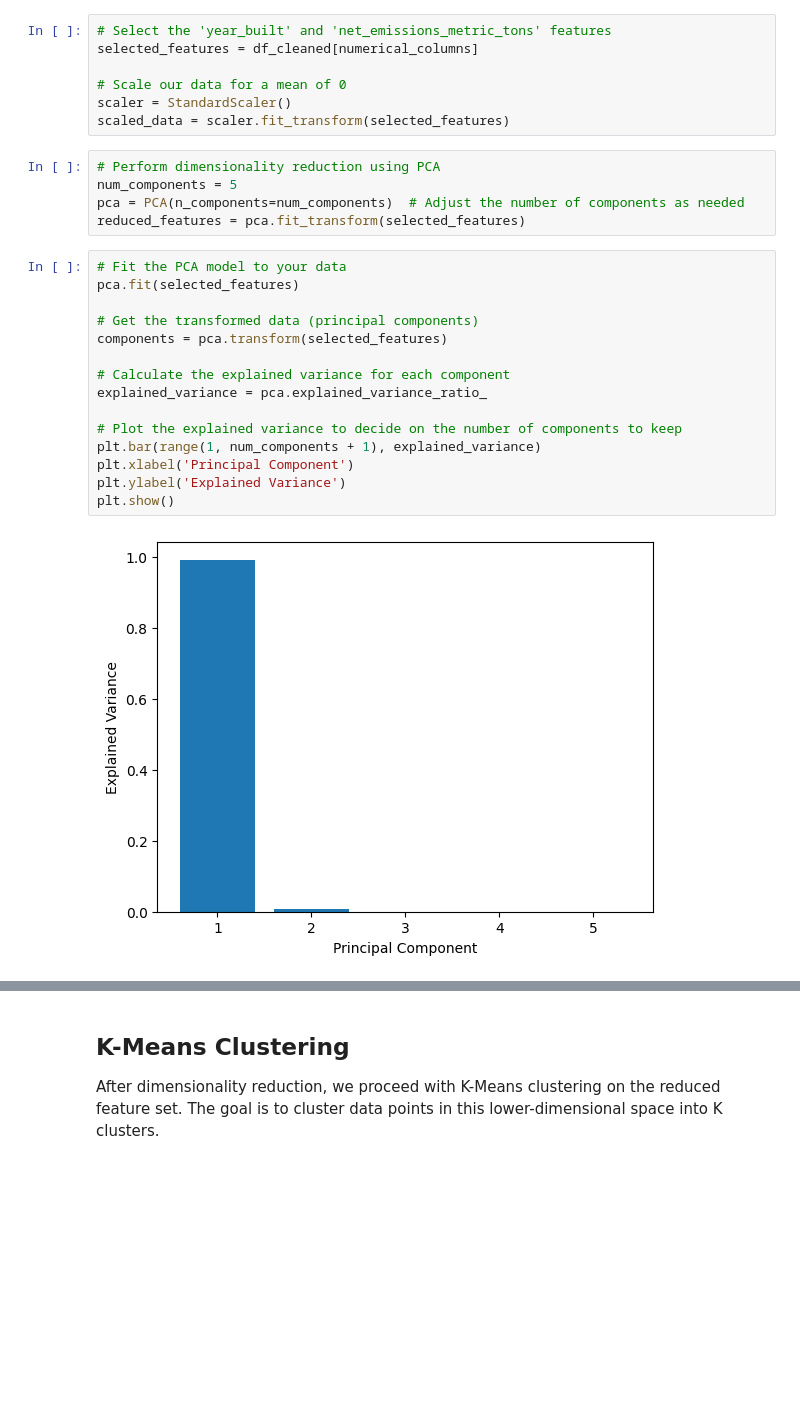
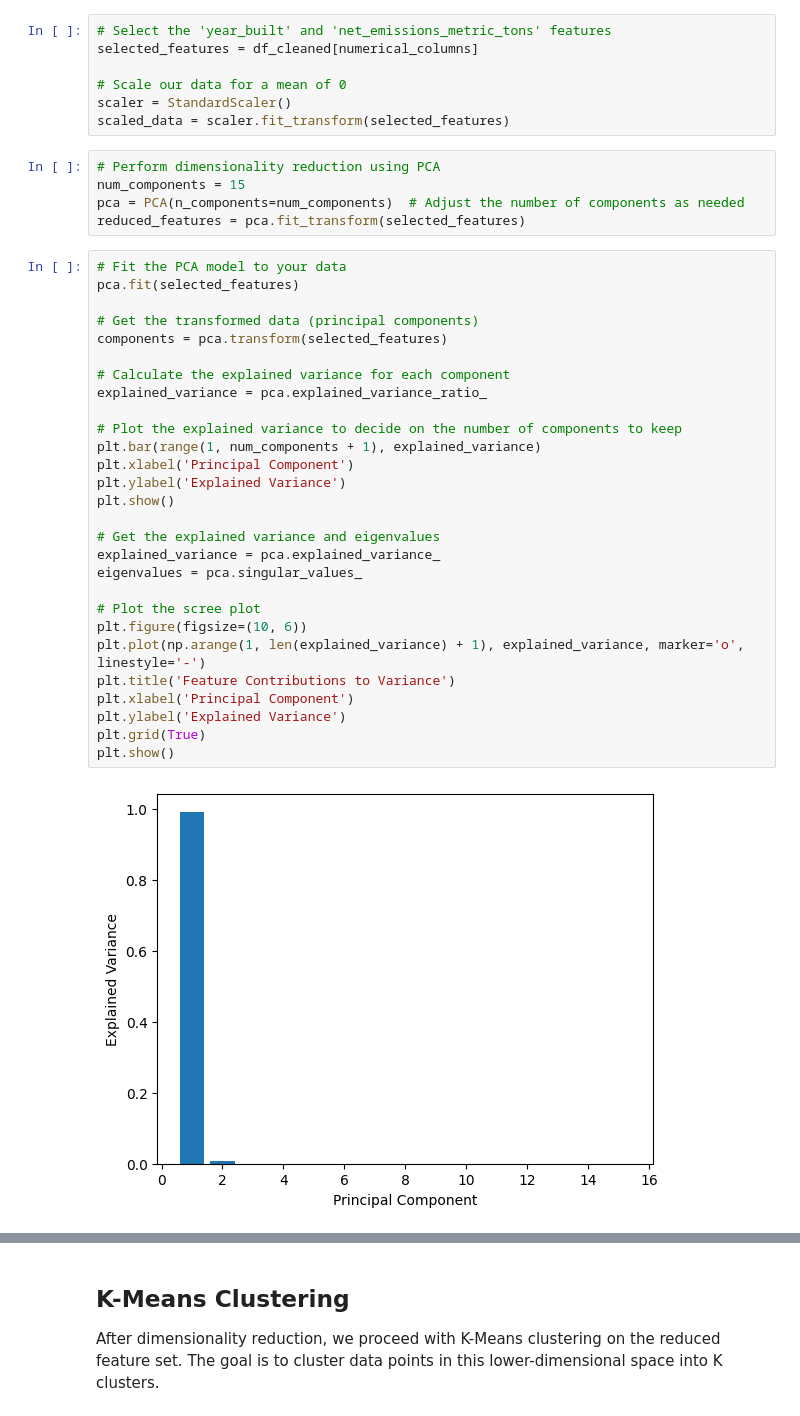
Before and after one commit to Qulxis/DS-Hackathon-Fall-2023, a Jupyter notebook: src/3_carbon_footprint_assessment.ipynb, the cells around one changed output, grey strips where cells are left out. Saved outputs shown, nothing was run; the diff lists cells and outputs as text; blank space fills up the shorter version.

```diff
--- a/src/3_carbon_footprint_assessment.ipynb
+++ b/src/3_carbon_footprint_assessment.ipynb
@@ -41,23 +42,36 @@ scaler = StandardScaler()
 scaled_data = scaler.fit_transform(selected_features)
 # %%
 # Perform dimensionality reduction using PCA
-num_components = 5
+num_components = 15
 pca = PCA(n_components=num_components)  # Adjust the number of components as needed
 reduced_features = pca.fit_transform(selected_features)
 # %%
 # Fit the PCA model to your data
 pca.fit(selected_features)
 
 # Get the transformed data (principal components)
 components = pca.transform(selected_features)
 
 # Calculate the explained variance for each component
 explained_variance = pca.explained_variance_ratio_
 
 # Plot the explained variance to decide on the number of components to keep
 plt.bar(range(1, num_components + 1), explained_variance)
 plt.xlabel('Principal Component')
 plt.ylabel('Explained Variance')
 plt.show()
+
+# Get the explained variance and eigenvalues
+explained_variance = pca.explained_variance_
+eigenvalues = pca.singular_values_
+
+# Plot the scree plot
+plt.figure(figsize=(10, 6))
+plt.plot(np.arange(1, len(explained_variance) + 1), explained_variance, marker='o', linestyle='-')
+plt.title('Feature Contributions to Variance')
+plt.xlabel('Principal Component')
+plt.ylabel('Explained Variance')
+plt.grid(True)
+plt.show()
 # %% [output]
-[figure, old version]
+[figure, new version]
```
Also changed, not shown: parts of 5 cells of this notebook, 1 other file.
